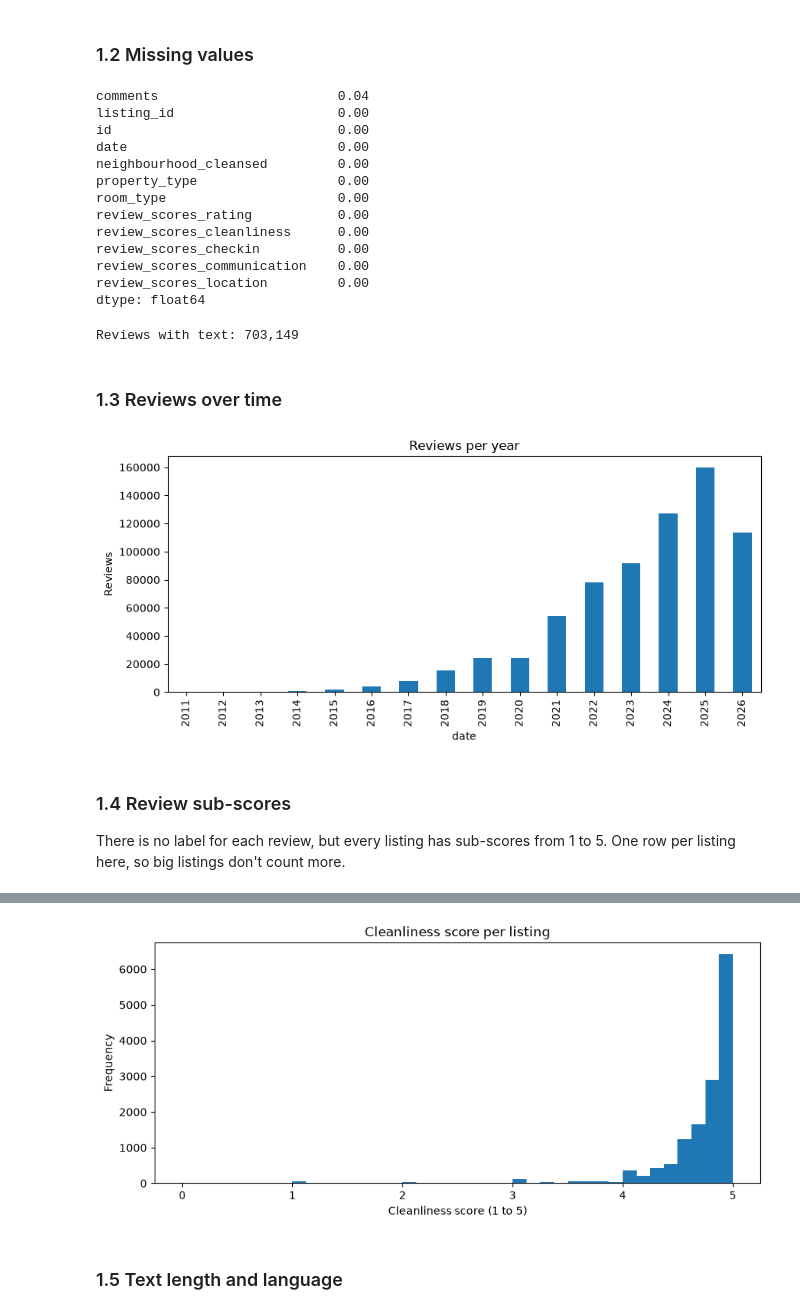
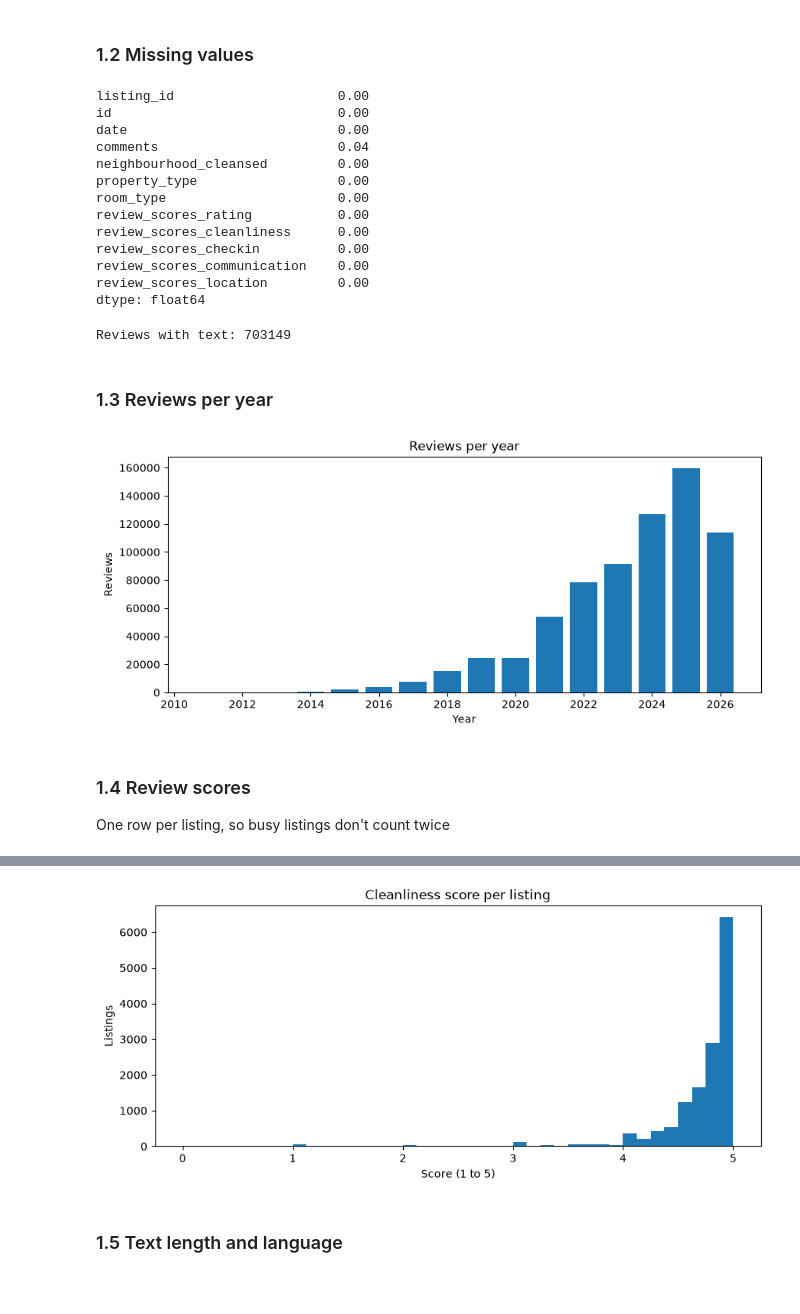
Before and after one commit to gui-buissa/str-guest-feedback-nlp, a Jupyter notebook: notebooks/phase2_exploration.ipynb, the cells around one changed output, grey strips where cells are left out. Cells and saved outputs as stored; diff of their text form; code cells hidden in the pictures; blank space fills up the shorter version.

Commit message:
Simplify code and text in Phase 2 notebook
Co-Authored-By: Claude Opus 5.5 <noreply@anthropic.com>

```diff
--- a/notebooks/phase2_exploration.ipynb
+++ b/notebooks/phase2_exploration.ipynb
@@ -41,13 +41,13 @@ Dates: 2011-08-23 to 2026-07-01
 # %% [markdown]
 ### 1.2 Missing values
 # %%
-# Share of missing values in each column (%)
-(df.isna().mean() * 100).round(2).sort_values(ascending=False)
+# % missing in each column
+(df.isna().mean() * 100).round(2)
 # %% [output]
-comments                       0.04
 listing_id                     0.00
 id                             0.00
 date                           0.00
+comments                       0.04
 neighbourhood_cleansed         0.00
 property_type                  0.00
 room_type                      0.00
@@ -58,25 +58,28 @@ review_scores_communication    0.00
 review_scores_location         0.00
 dtype: float64
 # %%
-# Drop the reviews with no text, the only column we cannot work without
-df = df[df.comments.notna()].copy()
-print("Reviews with text:", f"{len(df):,}")
+# Drop reviews with no text
+df = df[df["comments"].notna()].copy()
+print("Reviews with text:", len(df))
 # %% [output]
-Reviews with text: 703,149
+Reviews with text: 703149
 # %% [markdown]
-### 1.3 Reviews over time
+### 1.3 Reviews per year
 # %%
-reviews_per_year = df.date.dt.year.value_counts().sort_index()
+reviews_per_year = df["date"].dt.year.value_counts().sort_index()
 
-reviews_per_year.plot(kind="bar", figsize=(10, 4), title="Reviews per year")
+plt.figure(figsize=(10, 4))
+plt.bar(reviews_per_year.index, reviews_per_year.values)
+plt.title("Reviews per year")
+plt.xlabel("Year")
 plt.ylabel("Reviews")
 plt.show()
 # %% [output]
-[figure, old version]
+[figure, new version]
 # %% [markdown]
-### 1.4 Review sub-scores
+### 1.4 Review scores
 
-There is no label for each review, but every listing has sub-scores from 1 to 5. One row per listing here, so big listings don't count more.
+One row per listing, so busy listings don't count twice
 # %%
 scores = ["review_scores_rating", "review_scores_cleanliness", "review_scores_communication",
           "review_scores_checkin", "review_scores_location"]
@@ -93,11 +96,13 @@ listing_scores.describe().round(2)
 | 75% | 4.98 | 4.98 | 5.00 | 5.00 | ... |
 | max | 5.00 | 5.00 | 5.00 | 5.00 | ... |
 # %%
-listing_scores.review_scores_cleanliness.plot(kind="hist", bins=40, figsize=(10, 4),
-                                              title="Cleanliness score per listing")
-plt.xlabel("Cleanliness score (1 to 5)")
+plt.figure(figsize=(10, 4))
+plt.hist(listing_scores["review_scores_cleanliness"].dropna(), bins=40)
+plt.title("Cleanliness score per listing")
+plt.xlabel("Score (1 to 5)")
+plt.ylabel("Listings")
 plt.show()
 # %% [output]
-[figure, old version]
+[figure, new version]
 # %% [markdown]
 ### 1.5 Text length and language
```
Also changed, not shown: parts of 67 cells of this notebook, 1 other file.
